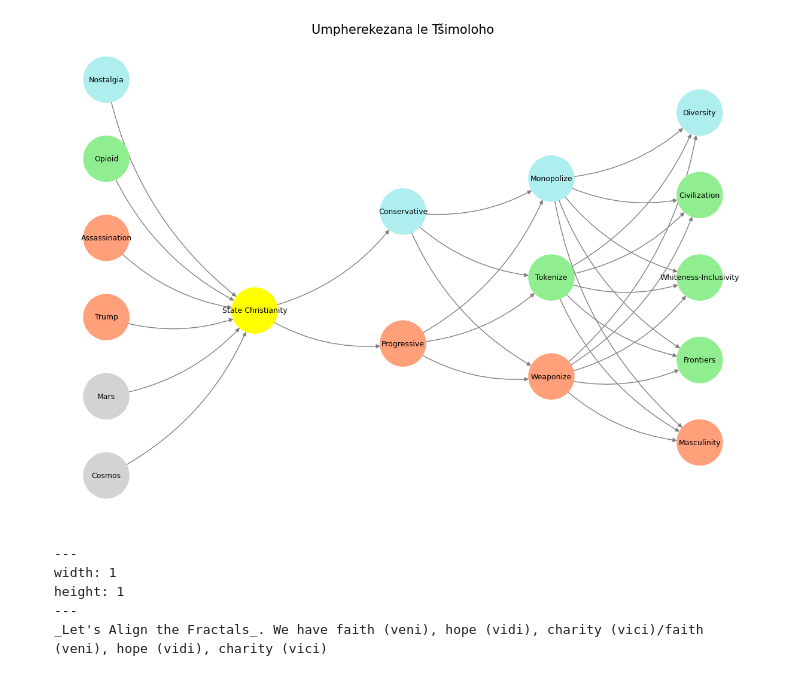
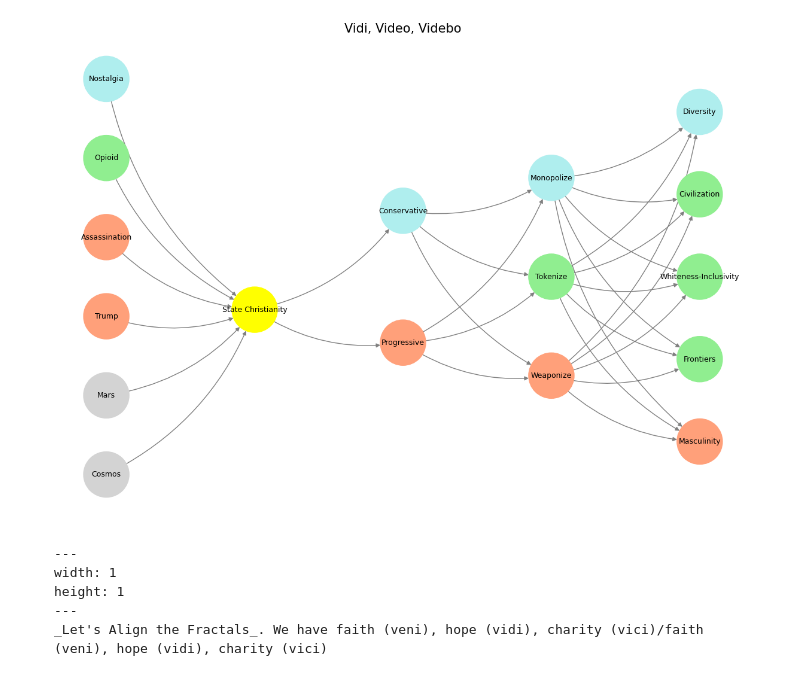
Before and after one commit to abikesa/joan, a Jupyter notebook: kitabo/ensi/_build/jupyter_execute/act1/chapter1.ipynb, the cells around one changed output. Saved outputs shown, nothing was run; the diff lists cells and outputs as text; code cells hidden in the pictures.

Commit message:
vidi, video, videbo

````diff
--- a/kitabo/ensi/_build/jupyter_execute/act1/chapter1.ipynb
+++ b/kitabo/ensi/_build/jupyter_execute/act1/chapter1.ipynb
@@ -51,35 +63,35 @@ def visualize_nn():
     pos = {}
     node_colors = []
 
     # Add nodes and assign positions
     for i, (layer_name, nodes) in enumerate(layers.items()):
         positions = calculate_positions(nodes, x_offset=i * 2)
         for node, position in zip(nodes, positions):
             G.add_node(node, layer=layer_name)
             pos[node] = position
             node_colors.append(colors.get(node, 'lightgray'))
 
     # Add edges (automated for consecutive layers)
     layer_names = list(layers.keys())
     for i in range(len(layer_names) - 1):
         source_layer, target_layer = layer_names[i], layer_names[i + 1]
         for source in layers[source_layer]:
             for target in layers[target_layer]:
                 G.add_edge(source, target)
 
     # Draw the graph
     plt.figure(figsize=(12, 8))
     nx.draw(
         G, pos, with_labels=True, node_color=node_colors, edge_color='gray',
         node_size=3000, font_size=9, connectionstyle="arc3,rad=0.2"
     )
-    plt.title("Umpherekezana le Tšimoloho", fontsize=15)
+    plt.title("Vidi, Video, Videbo", fontsize=15)
     plt.show()
 
 # Run the visualization
 visualize_nn()
 # %% [output]
-[figure, old version]
+[figure, new version]
 # %% [markdown]
 ```{figure} ../figures/blanche.*
 ---
````
Also changed, not shown: parts of 1 cell of this notebook, 27 other files.
